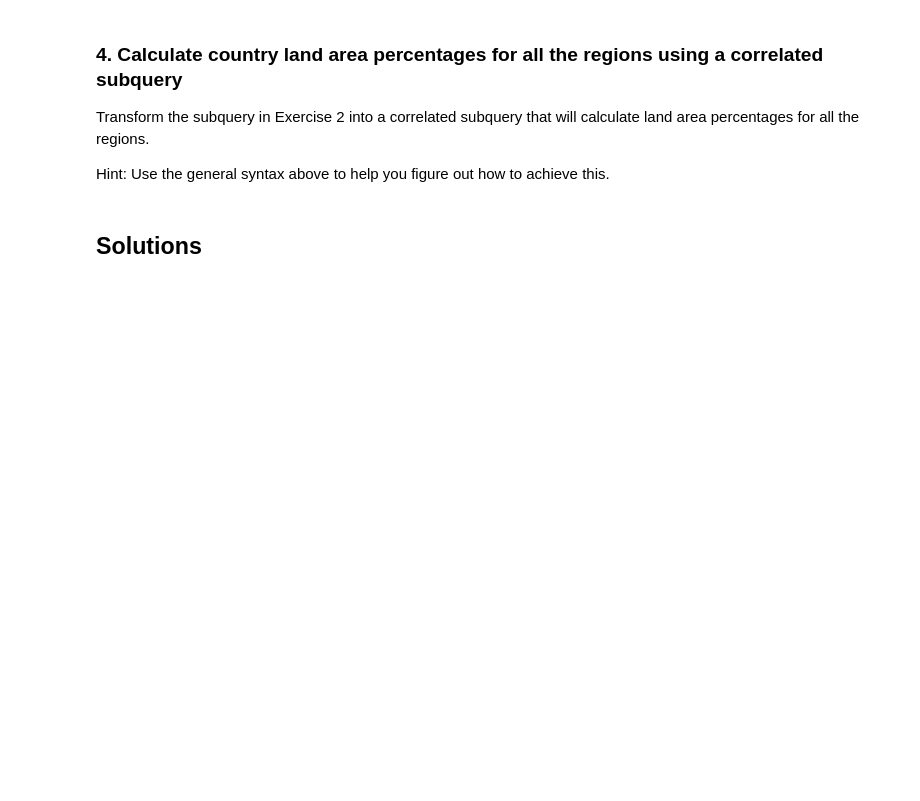
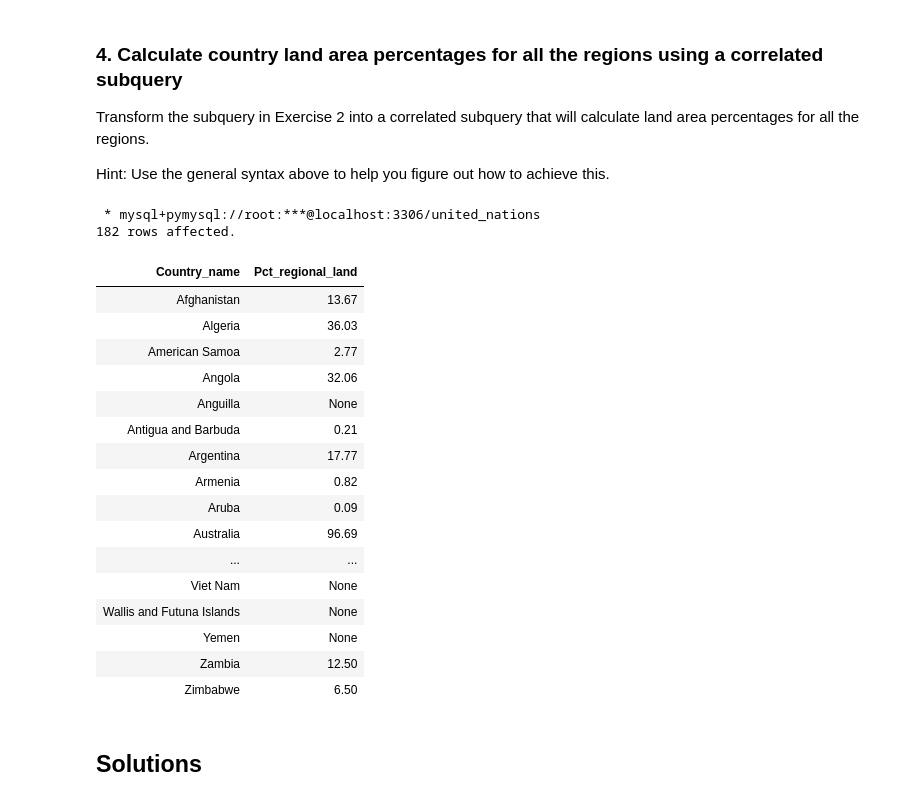
Before and after one commit to RealElvince/Access-to-basic-water-services, a Jupyter notebook: notebooks/Subquery in the SELECT clause [Notebook].ipynb, the cells around one changed output. Drawn from its saved outputs; the diff is of its cells as text; code cells hidden in the pictures; blank space fills up the shorter version.

Commit message:
pct land area for each country in sub region

```diff
--- a/notebooks/Subquery in the SELECT clause [Notebook].ipynb
+++ b/notebooks/Subquery in the SELECT clause [Notebook].ipynb
@@ -164,7 +164,38 @@ Transform the subquery in Exercise 2 into a correlated subquery that will calcul
 Hint: Use the general syntax above to help you figure out how to achieve this.
 # %%
 %%sql
-# Add your code her
+
+SELECT
+    Country_name,
+    ROUND(Land_area / (
+                        SELECT
+                            SUM(Land_area)
+                        FROM
+                            Geographic_location
+                        WHERE
+                            Sub_region = g.Sub_region) * 100, 2) as Pct_regional_land
+FROM
+    Geographic_location AS g;
+# %% [output]
+ * mysql+pymysql://root:***@localhost:3306/united_nations
+182 rows affected.
+| Country_name | Pct_regional_land |
+| Afghanistan | 13.67 |
+| Algeria | 36.03 |
+| American Samoa | 2.77 |
+| Angola | 32.06 |
+| Anguilla | None |
+| Antigua and Barbuda | 0.21 |
+| Argentina | 17.77 |
+| Armenia | 0.82 |
+| Aruba | 0.09 |
+| Australia | 96.69 |
+| ... | ... |
+| Viet Nam | None |
+| Wallis and Futuna Islands | None |
+| Yemen | None |
+| Zambia | 12.50 |
+| Zimbabwe | 6.50 |
 # %% [markdown]
 ## Solutions
 # %% [markdown]
```
